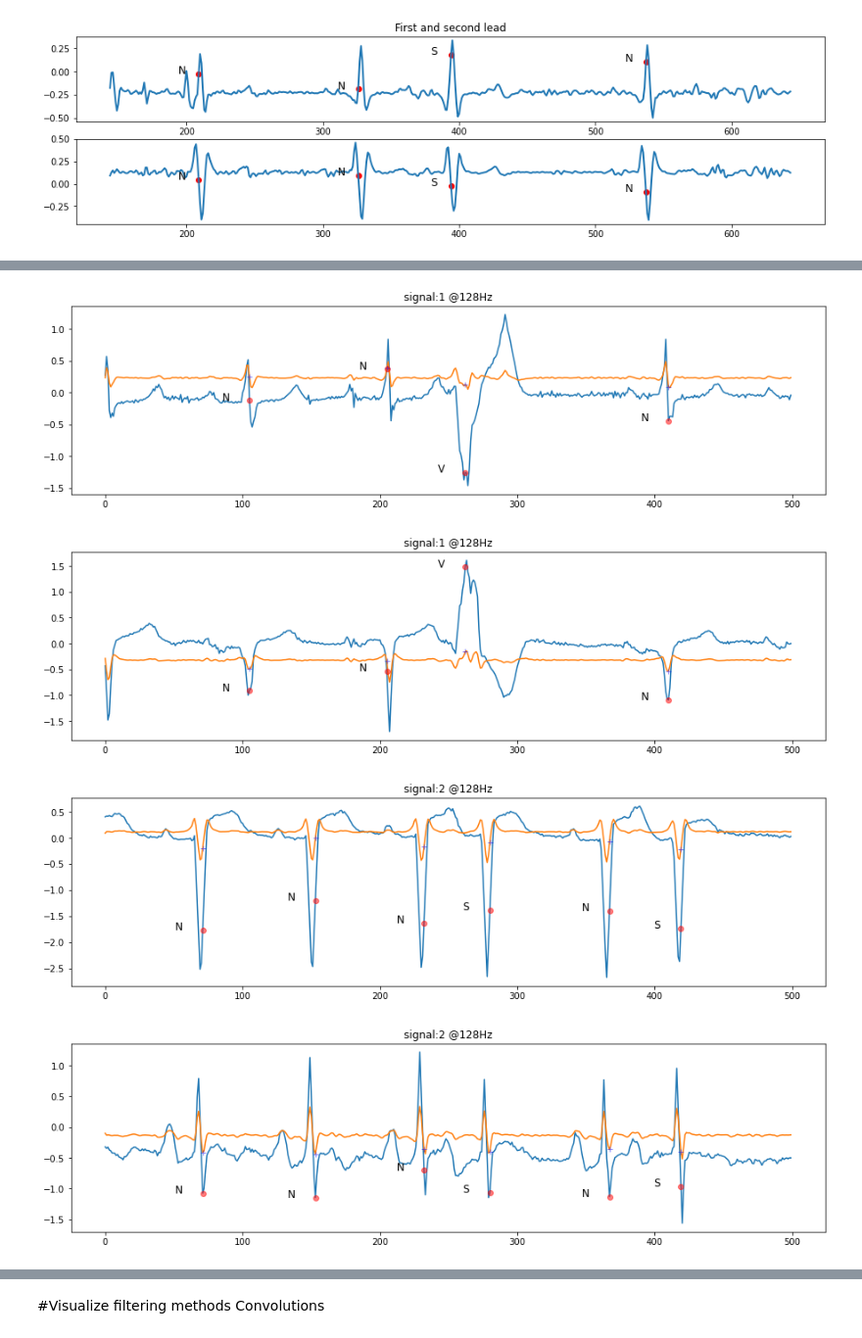
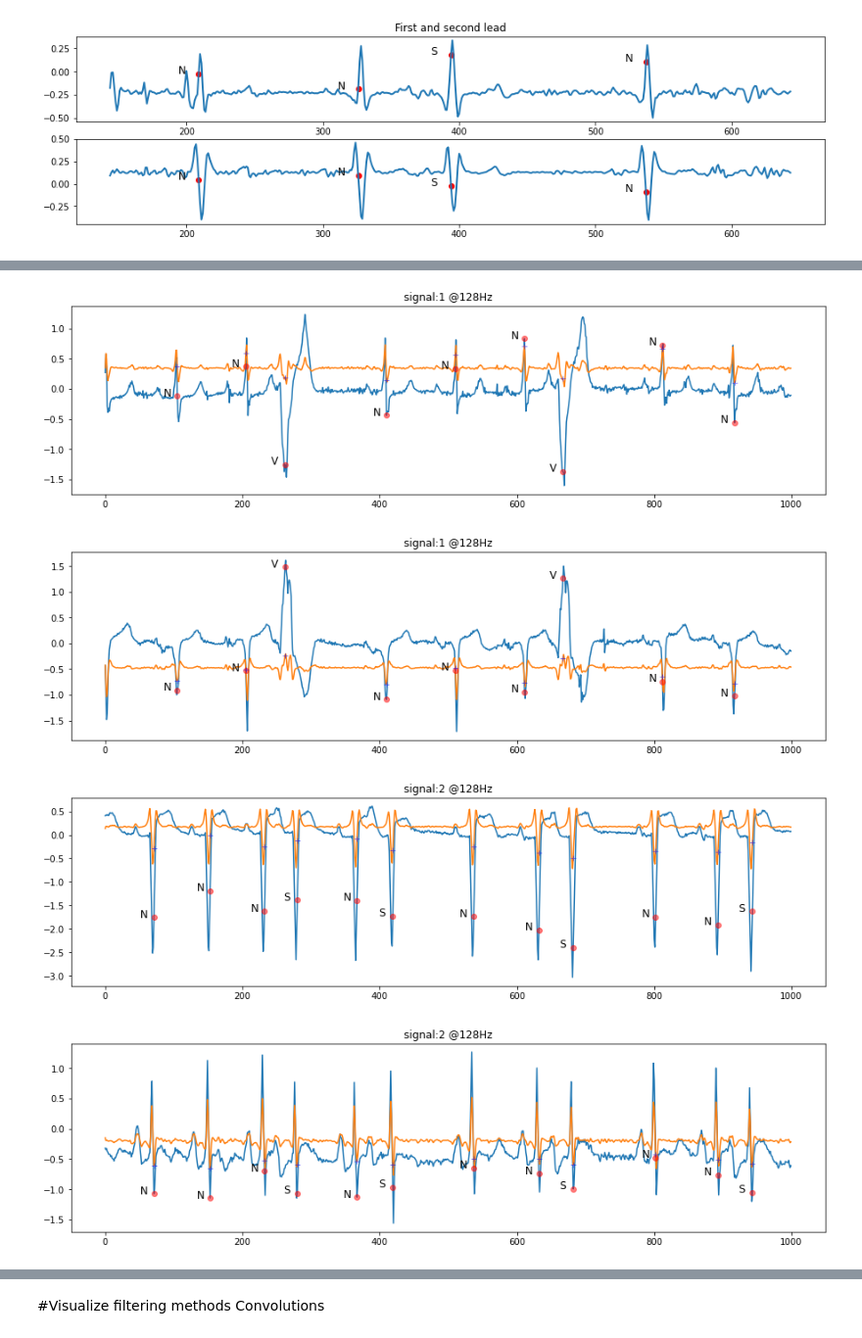
Before and after one commit to simonetome/Heartbeat-NSV-classification, a Jupyter notebook: FFNNExperiments.ipynb, the cells around one changed output, grey strips where cells are left out. Shown at 98% size. Saved outputs shown, nothing was run; the diff lists cells and outputs as text; code cells hidden in the pictures.

Commit message:
Changed preprocessing, ResNet implemented

```diff
--- a/FFNNExperiments.ipynb
+++ b/FFNNExperiments.ipynb
@@ -335,7 +335,7 @@ def bandpass_filter(data, lowcut, highcut, signal_freq, filter_order):
         y = lfilter(b, a, data)
         return y
 
-def signal_preprocessing(data, max_length, lowcut= 1, highcut = 47, signal_freq = 500, filter_order = 3, remove_baseline_wander=False, apply_convolution = False, enhance_peaks =False):
+def signal_preprocessing(data, max_length, lowcut= 1, highcut = 47, signal_freq = 500, filter_order = 3, apply_bandpass= True, remove_baseline_wander=False, apply_convolution = False, enhance_peaks =False):
         """
         Method that applies a bandpass filter and use padding to make all the samples of equal length
         :param data: an ECG signal
@@ -369,8 +369,8 @@ def signal_preprocessing(data, max_length, lowcut= 1, highcut = 47, signal_freq
 
 
 
-
-        filtered_ecg = bandpass_filter(data, lowcut, highcut, signal_freq, filter_order)
+        if apply_bandpass:
+          filtered_ecg = bandpass_filter(data, lowcut, highcut, signal_freq, filter_order)
 
         if apply_convolution:
           # https://swharden.com/blog/2020-09-23-signal-filtering-in-python/
@@ -409,7 +409,9 @@ for i, signal in enumerate (ecg_signals):
     highcut = 60#47 #12.032
 
   #CHECK lowcut/highcut parameters and methods to be applied (remove_baseline / convolution / enhance_peaks)
-  filtered = signal_preprocessing(signal, max_length= max_length, signal_freq = frequencies[i], lowcut= lowcut, highcut = highcut, filter_order=3, remove_baseline_wander=True, apply_convolution=True)
+  #filtered = signal_preprocessing(signal, max_length= max_length, signal_freq = frequencies[i], lowcut= lowcut, highcut = highcut, filter_order=3, remove_baseline_wander=True, apply_convolution=True)
+  #filtered = signal_preprocessing(signal, max_length= max_length, signal_freq = frequencies[i], lowcut= lowcut, highcut = highcut, apply_bandpass=False, remove_baseline_wander=True, apply_convolution=True)
+  filtered = signal_preprocessing(signal, max_length= max_length, signal_freq = frequencies[i], lowcut= lowcut, highcut = highcut, apply_bandpass=False, remove_baseline_wander=True, apply_convolution=True)
   signals_filt[i]= filtered
 # %%
 plot_signal(2, 500, 3, signals_filt)
@@ -420,8 +422,8 @@ plot_count_250 = 0
 plot_count_128 = 0
 for i, signal in enumerate(ecg_signals):
   if (plot_count_250 < 3 and frequencies[i]==250) or (plot_count_128 <3 and frequencies[i]==128):
-    plot_comparison(signal,signals_filt[i], i, 500, lead=0, title="signal:"+str(i)+" @"+str(frequencies[i])+"Hz")
-    plot_comparison(signal,signals_filt[i], i, 500, lead=1, title="signal:"+str(i)+" @"+str(frequencies[i])+"Hz")
+    plot_comparison(signal,signals_filt[i], i, 1000, lead=0, title="signal:"+str(i)+" @"+str(frequencies[i])+"Hz")
+    plot_comparison(signal,signals_filt[i], i, 1000, lead=1, title="signal:"+str(i)+" @"+str(frequencies[i])+"Hz")
     if frequencies[i]==250:
       plot_count_250 += 1
     elif  frequencies[i]==128:
@@ -432,4 +434,4 @@ for i, signal in enumerate(ecg_signals):
-[figure, old version]
+[figure, new version]
-[figure, old version]
+[figure, new version]
-[figure, old version]
+[figure, new version]
-[figure, old version]
+[figure, new version]
```
Also changed, not shown: parts of 12 cells of this notebook.
